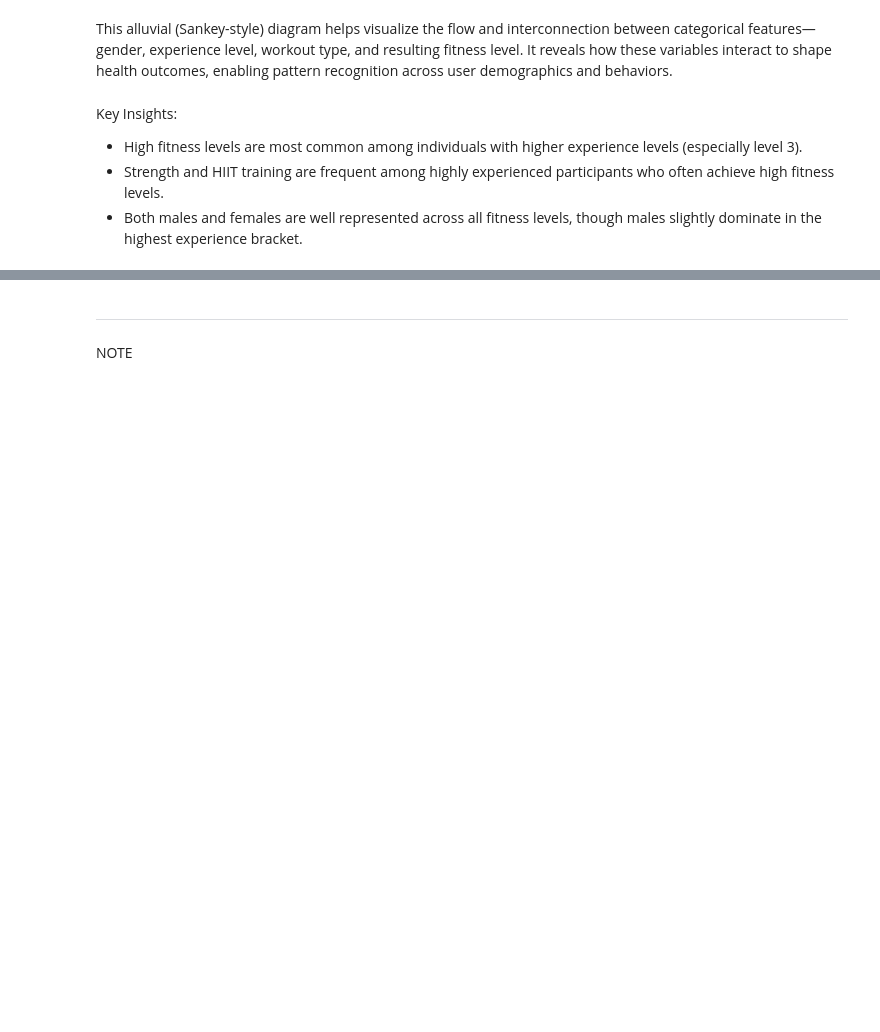
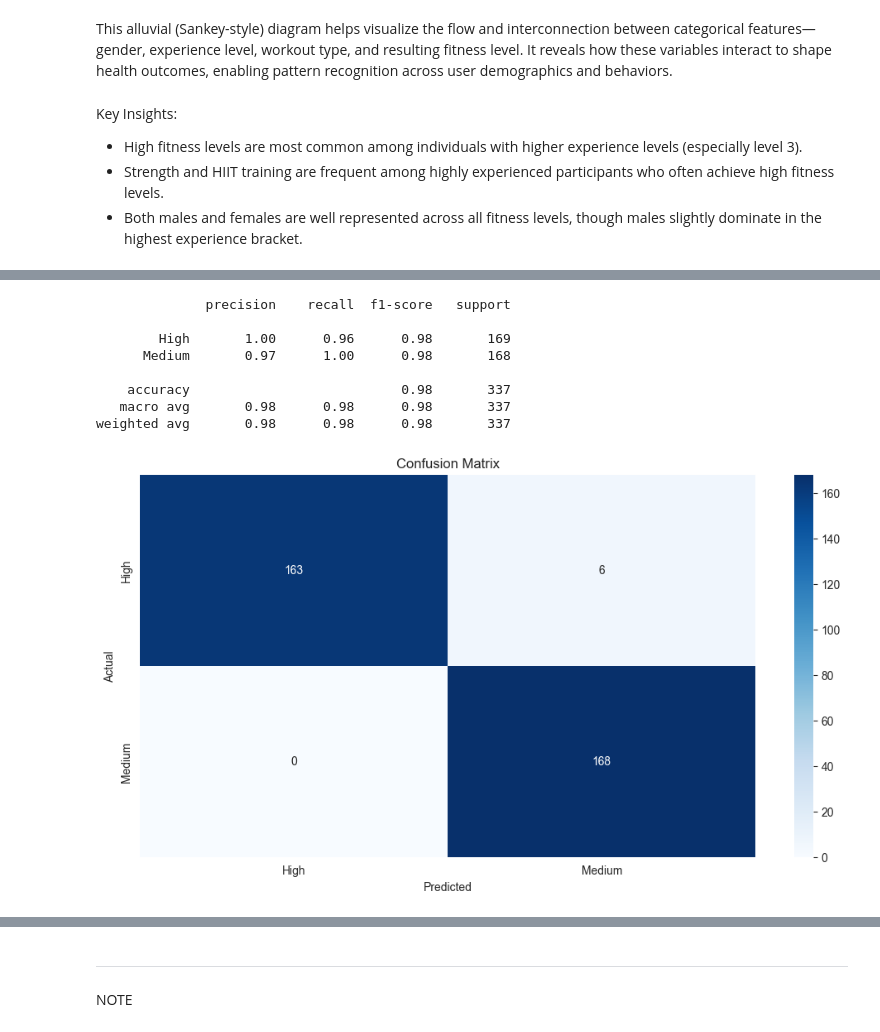
Before and after one commit to YShutko/CI_fitness_patterns_and_perfofmance_analysis, a Jupyter notebook: jupyter_notebooks/fitness_patterns_and_perfofmance_analysis.ipynb, the cells around one changed output, grey strips where cells are left out. Drawn from its saved outputs; the diff is of its cells as text; code cells hidden in the pictures; blank space fills up the shorter version.

Commit message:
ML model finished

```diff
--- a/jupyter_notebooks/fitness_patterns_and_perfofmance_analysis.ipynb
+++ b/jupyter_notebooks/fitness_patterns_and_perfofmance_analysis.ipynb
@@ -434,0 +480,12 @@ Section 2 content
+# %%
+
+# Select features & target
+features = [
+    "Age", "Gender_enc", "BMI",
+    "Max_BPM", "Avg_BPM", "Resting_BPM",
+    "Session_Duration (hours)", "Water_Intake (liters)",
+    "Workout_Frequency (days/week)", "Experience_Level",
+    "WorkoutType_enc", "Fat_Percentage"
+]
+X = df[features]
+y = df["Fitness_Level"]
@@ -435,15 +521,9 @@ Section 2 content
 # %%
-#Encode and Prepare Features
-le = LabelEncoder()
-df["Gender_enc"] = le.fit_transform(df["Gender"])
-df["WorkoutType_enc"] = le.fit_transform(df["WorkoutType"])
+# Train/test split and scaling
+X_train, X_test, y_train, y_test = train_test_split(
+    X_bal, y_bal, test_size=0.2, stratify=y_bal, random_state=42
+)
 
-features = ["Age", "Gender_enc", "BMI", "Max_BPM", "Avg_BPM",
-            "Session_Duration_hr", "Water_Intake_L", "WorkoutFrequency_days"]
-X = df[features]
-y = df["FitnessLevel"]
-
-X_train, X_test, y_train, y_test = train_test_split(X, y, test_size=0.2, random_state=42)
 scaler = StandardScaler()
 X_train_scaled = scaler.fit_transform(X_train)
 X_test_scaled = scaler.transform(X_test)
@@ -450,8 +539,4 @@ X_test_scaled = scaler.transform(X_test)
 # %%
-#Train Model
-clf = RandomForestClassifier(n_estimators=100, random_state=42)
+# Train model
+clf = RandomForestClassifier(n_estimators=200, random_state=42)
 clf.fit(X_train_scaled, y_train)
-y_pred = clf.predict(X_test_scaled)
-
-print(classification_report(y_test, y_pred))
-print(confusion_matrix(y_test, y_pred))
@@ -457,0 +556,20 @@ print(confusion_matrix(y_test, y_pred))
+# %%
+# Predict & evaluate
+y_pred = clf.predict(X_test_scaled)
+print(classification_report(y_test, y_pred))
+cm = confusion_matrix(y_test, y_pred)
+sns.heatmap(cm, annot=True, fmt="d", cmap="Blues", xticklabels=clf.classes_, yticklabels=clf.classes_)
+plt.xlabel("Predicted")
+plt.ylabel("Actual")
+plt.title("Confusion Matrix")
+plt.show()
+# %% [output]
+              precision    recall  f1-score   support
+
+        High       1.00      0.96      0.98       169
+      Medium       0.97      1.00      0.98       168
+
+    accuracy                           0.98       337
+   macro avg       0.98      0.98      0.98       337
+weighted avg       0.98      0.98      0.98       337
+[figure, added]
```
Also changed, not shown: parts of 32 cells of this notebook.
